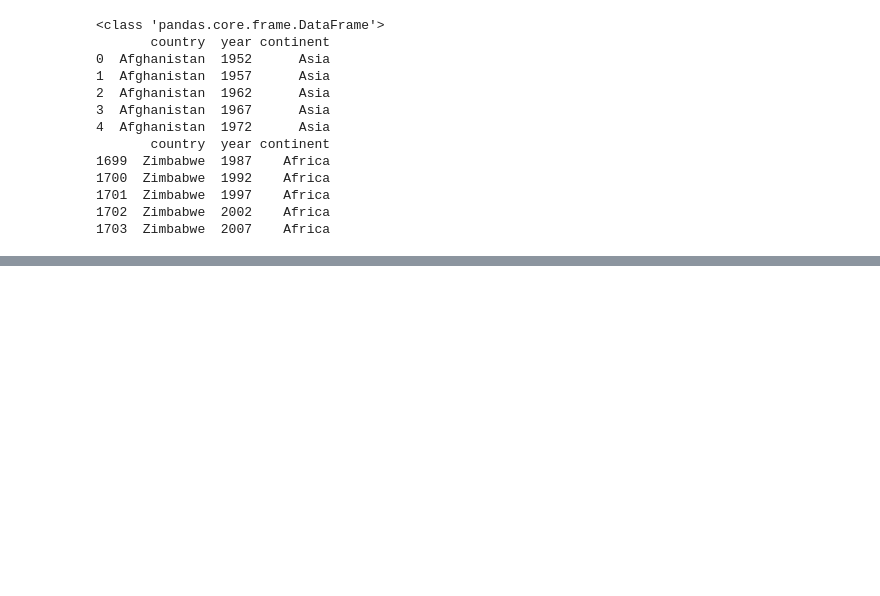
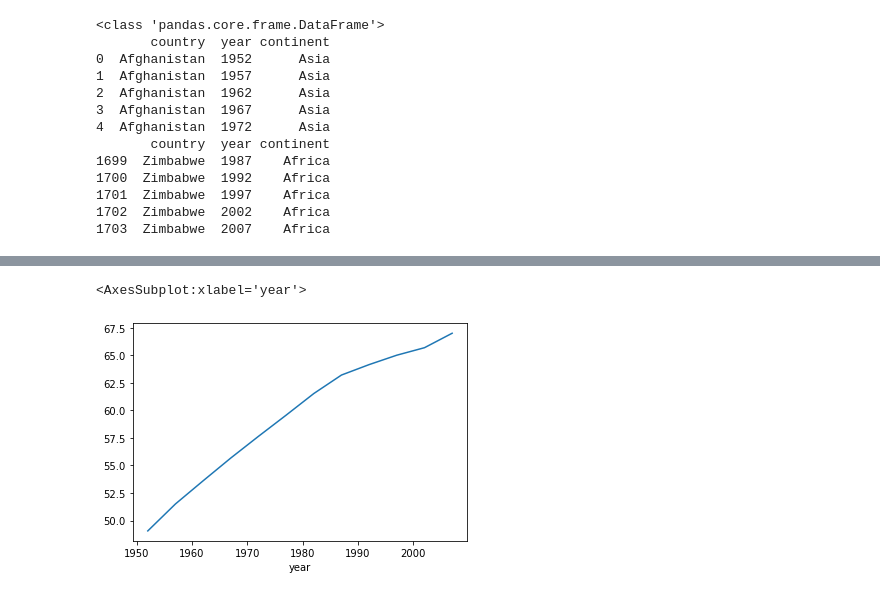
Before and after one commit to dch9610/Pandas, a Jupyter notebook: pandas_입문/pandas_01.ipynb, the cells around one changed output, grey strips where cells are left out. Drawn from its saved outputs; the diff is of its cells as text; code cells hidden in the pictures; blank space fills up the shorter version.

```diff
--- a/pandas_입문/pandas_01.ipynb
+++ b/pandas_입문/pandas_01.ipynb
@@ -116,0 +286,3 @@ Name: 1703, dtype: object
+# %%
+global_year = df.groupby('year')['lifeExp'].mean()
+print(global_year)
@@ -116,0 +304,5 @@ Name: 1703, dtype: object
+# %%
+global_year.plot()
+# %% [output]
+<AxesSubplot:xlabel='year'>
+[figure, added]
```
Also changed, not shown: parts of 18 cells of this notebook.
